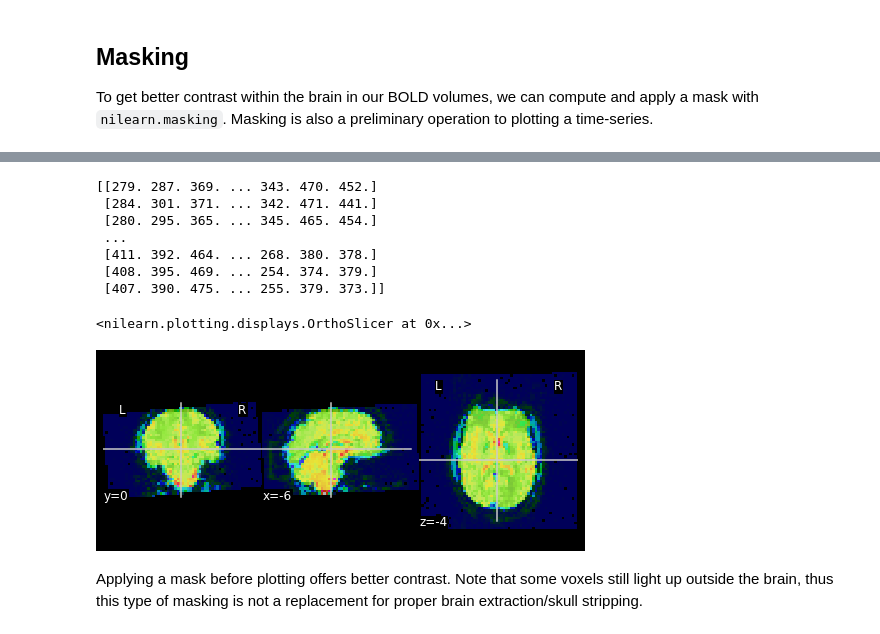
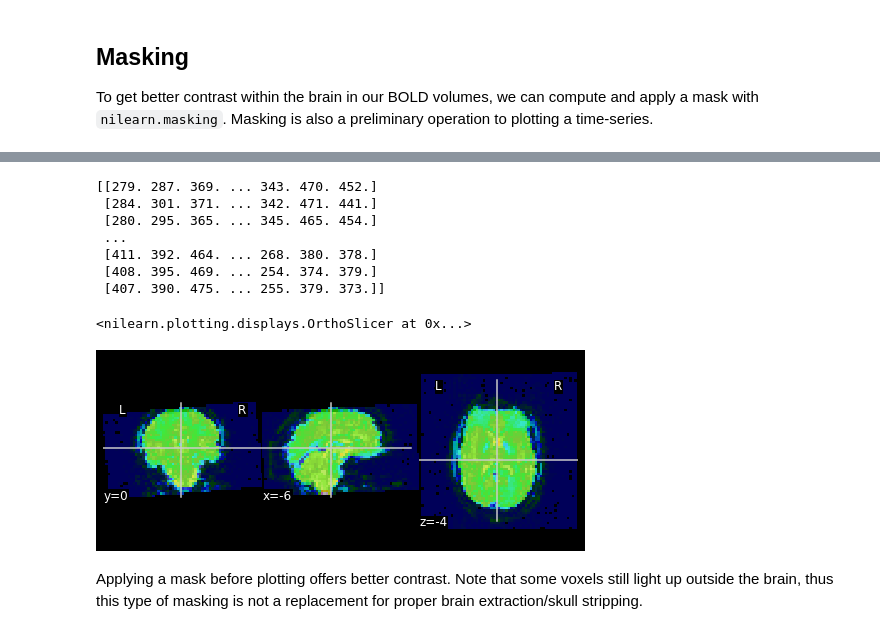
Before and after one commit to vgonzenbach/fmri-rep, a Jupyter notebook: data/viz/viz-subject.ipynb, the cells around one changed output, grey strips where cells are left out. Cells and saved outputs as stored; diff of their text form; code cells hidden in the pictures.

```diff
--- a/data/viz/viz-subject.ipynb
+++ b/data/viz/viz-subject.ipynb
@@ -200,3 +200,11 @@ plot_epi(T1)
 ## Masking
 
 To get better contrast within the brain in our BOLD volumes, we can compute and apply a mask with `nilearn.masking`. Masking is also a preliminary operation to plotting a time-series.
+# %%
+## Compute a mask based on the mean of all imgs and
+## apply it to BOLD volumes in run
+
+from nilearn.image import mean_img
+mean_BOLD = mean_img(BOLD)
+
+plot_epi(mean_BOLD)
@@ -203,26 +214,23 @@ To get better contrast within the brain in our BOLD volumes, we can compute and
 # %%
-## Compute a mask based on the mean of all imgs and
-## apply it to BOLD volumes in run
-
 from nilearn.masking import compute_epi_mask, apply_mask
-mask = compute_epi_mask(BOLD)
+mask = compute_epi_mask(mean_BOLD)
 BOLD_masked = apply_mask(BOLD, mask)
 
 # apply_mask returns an array
 print(BOLD_masked)
 
 from nilearn.plotting import plot_roi
-plot_roi(index_img(BOLD, 2), mask)
+plot_roi(index_img(BOLD, 0), mask)
 # %% [output]
 [[279. 287. 369. ... 343. 470. 452.]
  [284. 301. 371. ... 342. 471. 441.]
  [280. 295. 365. ... 345. 465. 454.]
  ...
  [411. 392. 464. ... 268. 380. 378.]
  [408. 395. 469. ... 254. 374. 379.]
  [407. 390. 475. ... 255. 379. 373.]]
 <nilearn.plotting.displays.OrthoSlicer at 0x...>
-[figure, old version]
+[figure, new version]
 # %% [markdown]
 Applying a mask before plotting offers better contrast. Note that some voxels still light up outside the brain, thus this type of masking is not a replacement for proper brain extraction/skull stripping.
 # %% [markdown]
```
Also changed, not shown: parts of 1 cell of this notebook.
